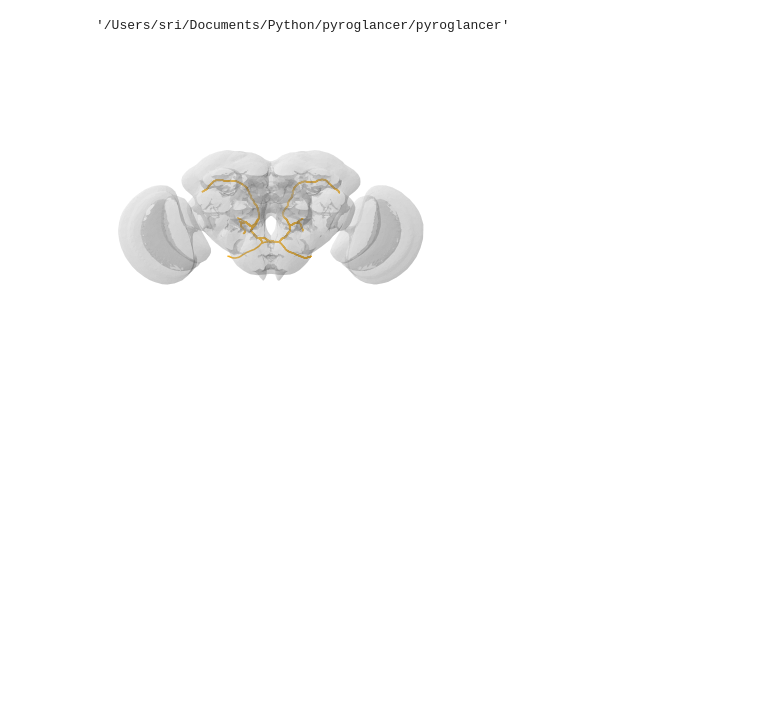
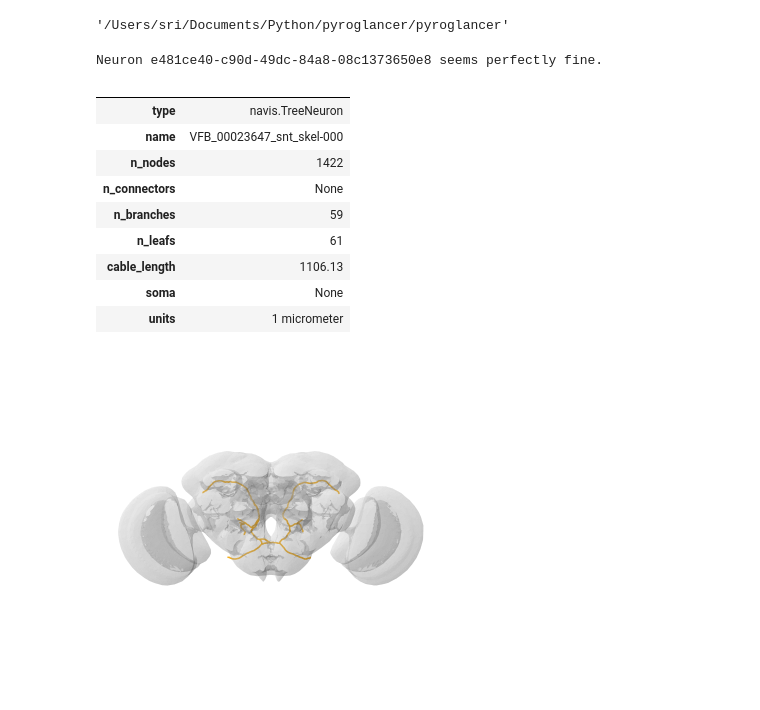
Before and after one commit to SridharJagannathan/pyroglancer, a Jupyter notebook: pyroglancer/examples/gal4line2flywire.ipynb, the cells around one changed output. Drawn from its saved outputs; the diff is of its cells as text; code cells hidden in the pictures; blank space fills up the shorter version.

```diff
--- a/pyroglancer/examples/gal4line2flywire.ipynb
+++ b/pyroglancer/examples/gal4line2flywire.ipynb
@@ -41,0 +44,4 @@ vfb_neuron = navis.read_swc(swc_files, delimiter='\s+')
+# %%
+navis.health_check(vfb_neuron)
+# %% [output]
+Neuron e481ce40-c90d-49dc-84a8-08c1373650e8 seems perfectly fine.
@@ -42,3 +50,16 @@ vfb_neuron = navis.read_swc(swc_files, delimiter='\s+')
+# %%
+vfb_neuron
+# %% [output]
+|  |  |
+| type | navis.TreeNeuron |
+| name | VFB_00023647_snt_skel-000 |
+| n_nodes | 1422 |
+| n_connectors | None |
+| n_branches | 59 |
+| n_leafs | 61 |
+| cable_length | 1106.13 |
+| soma | None |
+| units | 1 micrometer |
 # %%
 jrc2018u_mesh = navis.Volume(flybrains.JRC2018U.mesh)
 # %%
```
Also changed, not shown: parts of 9 cells of this notebook.
